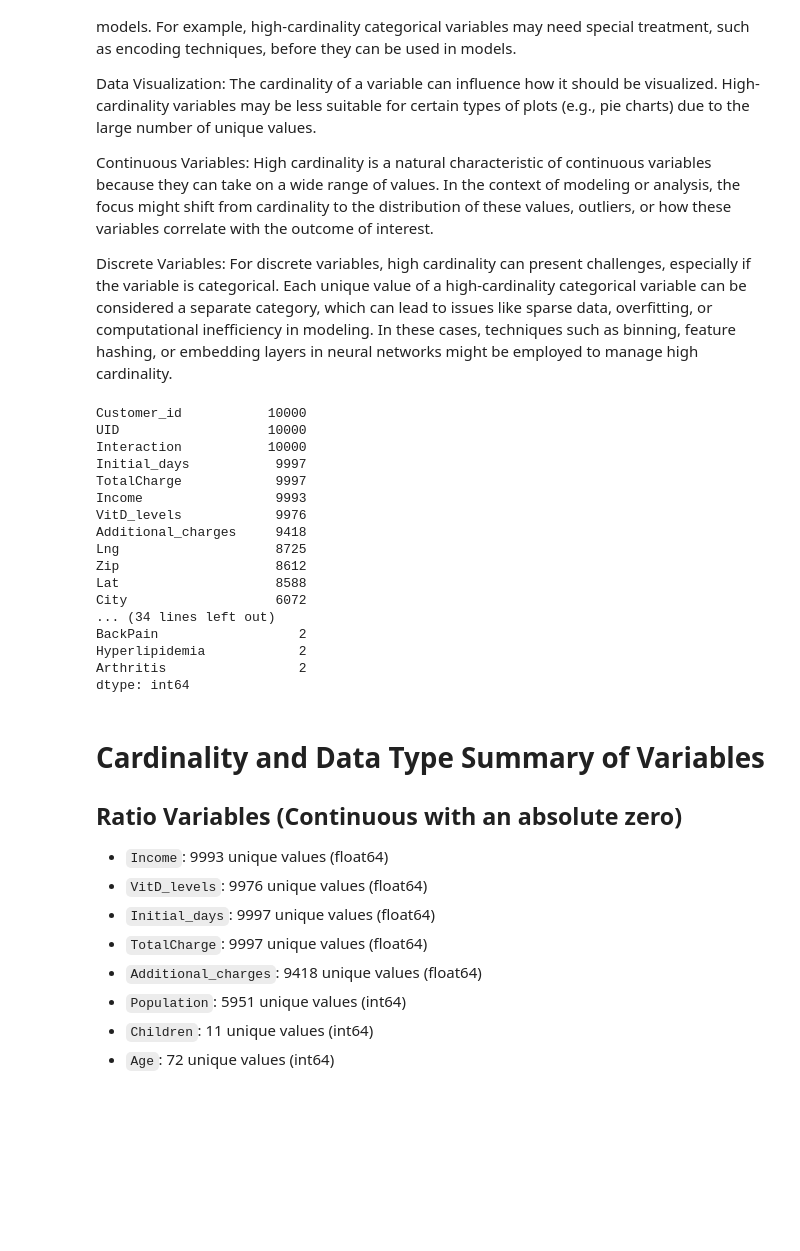
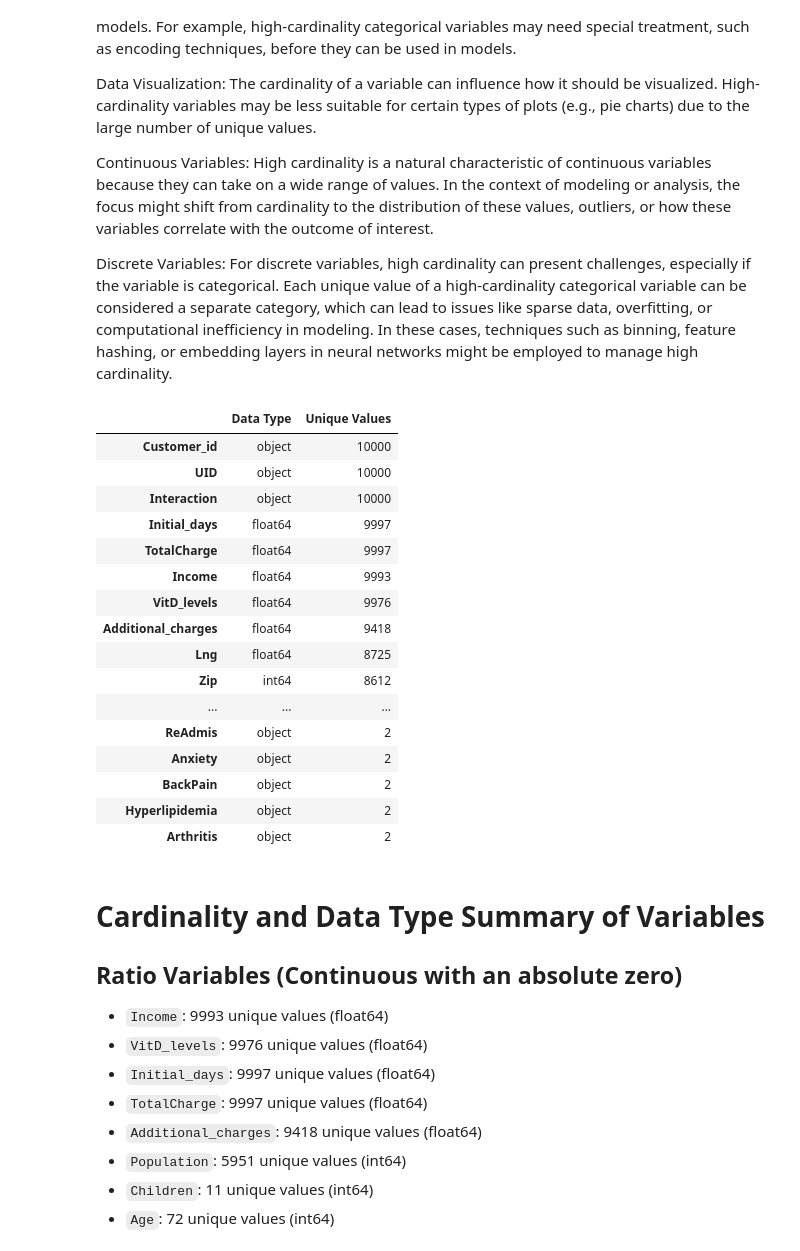
Before and after one commit to vertigoa/master, a Jupyter notebook: d208_task_1.ipynb, the cells around one changed output. Drawn from its saved outputs; the diff is of its cells as text; code cells hidden in the pictures; blank space fills up the shorter version.

```diff
--- a/d208_task_1.ipynb
+++ b/d208_task_1.ipynb
@@ -260,27 +260,35 @@ Data Visualization: The cardinality of a variable can influence how it should be
 Continuous Variables: High cardinality is a natural characteristic of continuous variables because they can take on a wide range of values. In the context of modeling or analysis, the focus might shift from cardinality to the distribution of these values, outliers, or how these variables correlate with the outcome of interest.
 
 Discrete Variables: For discrete variables, high cardinality can present challenges, especially if the variable is categorical. Each unique value of a high-cardinality categorical variable can be considered a separate category, which can lead to issues like sparse data, overfitting, or computational inefficiency in modeling. In these cases, techniques such as binning, feature hashing, or embedding layers in neural networks might be employed to manage high cardinality.
-# %%
-# use nunique() to count the number of unique values in each column and sort by descending order
-df.nunique().sort_values(ascending=False)
-# %% [output]
-Customer_id           10000
-UID                   10000
-Interaction           10000
-Initial_days           9997
-TotalCharge            9997
-Income                 9993
-VitD_levels            9976
-Additional_charges     9418
-Lng                    8725
-Zip                    8612
-Lat                    8588
-City                   6072
-... (34 lines left out)
-BackPain                  2
-Hyperlipidemia            2
-Arthritis                 2
-dtype: int64
+# %%
+data_types = df.dtypes
+
+# Display the unique values count for each column
+unique_values = df.nunique()
+
+# Combine the data types and unique values count into a DataFrame for comparison
+comparison_df = pd.DataFrame({'Data Type': data_types, 'Unique Values': unique_values})
+
+
+comparison_df.sort_values(by='Unique Values', ascending=False)
+# %% [output]
+|  | Data Type | Unique Values |
+| Customer_id | object | 10000 |
+| UID | object | 10000 |
+| Interaction | object | 10000 |
+| Initial_days | float64 | 9997 |
+| TotalCharge | float64 | 9997 |
+| Income | float64 | 9993 |
+| VitD_levels | float64 | 9976 |
+| Additional_charges | float64 | 9418 |
+| Lng | float64 | 8725 |
+| Zip | int64 | 8612 |
+| ... | ... | ... |
+| ReAdmis | object | 2 |
+| Anxiety | object | 2 |
+| BackPain | object | 2 |
+| Hyperlipidemia | object | 2 |
+| Arthritis | object | 2 |
 # %% [markdown]
 # Cardinality and Data Type Summary of Variables
 
```
Also changed, not shown: parts of 6 cells of this notebook.
